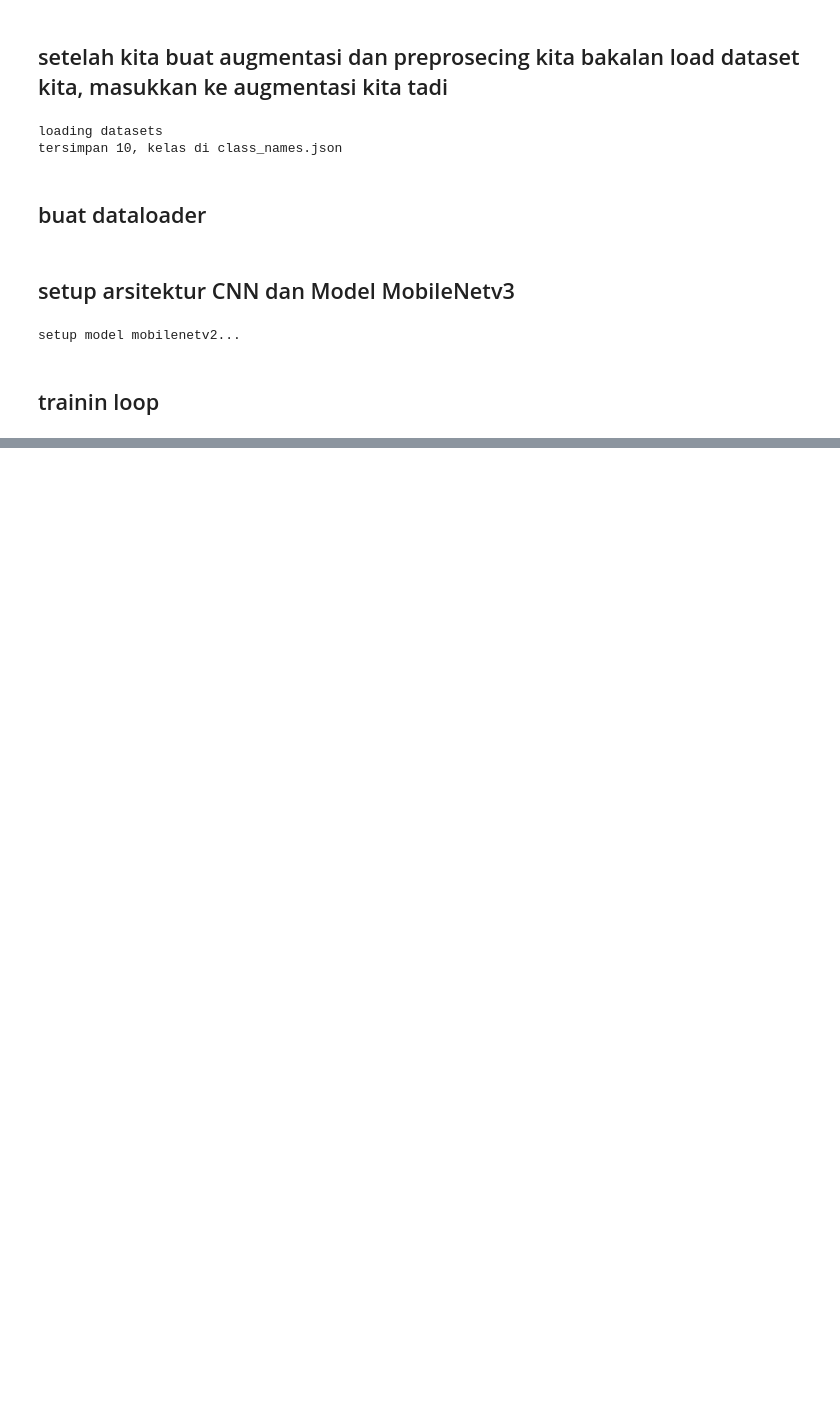
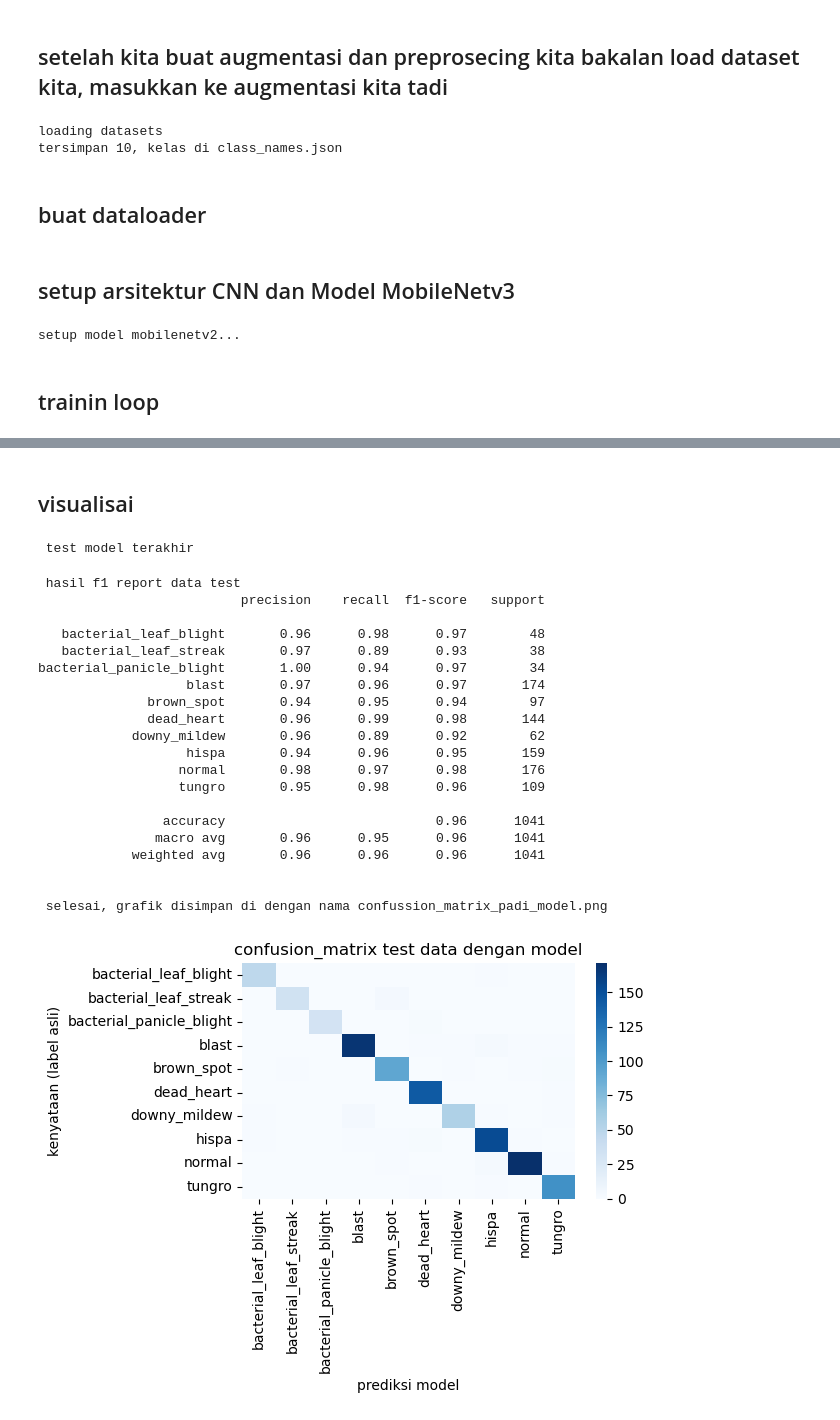
Before and after one commit to mhmmd-aziz/penyakit_daun_padi, a Jupyter notebook: train_model/train.ipynb, the cells around one changed output, grey strips where cells are left out. Cells and saved outputs as stored; diff of their text form; code cells hidden in the pictures; blank space fills up the shorter version.

```diff
--- a/train_model/train.ipynb
+++ b/train_model/train.ipynb
@@ -114,0 +183,57 @@ for epoch in range(EPOCH):
+# %% [markdown]
+## visualisai
+# %%
+print("\n test model terakhir")
+model.load_state_dict(torch.load(MODEL_SAVE_PATH))
+model.eval()
+
+all_preds = []
+all_labels = []
+
+with torch.no_grad():
+    for inputs, labels in tqdm(test_loader, desc=" testing "):
+        inputs = inputs.to(DEVICE)
+        outputs = model(inputs)
+        _, preds = torch.max(outputs, 1)
+
+        all_preds.extend(preds.cpu().numpy())
+        all_labels.extend(labels.cpu().numpy())
+
+## f1 score report
+print("\n hasil f1 report data test")
+print(classification_report(all_labels, all_preds, target_names=class_names, zero_division=0))
+
+# confusion matrixt
+cm = confusion_matrix(all_labels, all_preds)
+plt.Figure(figsize=(15, 10))
+sns.heatmap(cm, annot=False, cmap='Blues', xticklabels=class_names, yticklabels=class_names)
+plt.title("confusion_matrix test data dengan model")
+plt.xlabel("prediksi model")
+plt.ylabel("kenyataan (label asli)")
+plt.xticks(rotation=90)
+plt.tight_layout()
+plt.savefig('confusion_matrix_padi_model.png')
+print("\n selesai, grafik disimpan di dengan nama confussion_matrix_padi_model.png")
+# %% [output]
+ test model terakhir
+ hasil f1 report data test
+                          precision    recall  f1-score   support
+
+   bacterial_leaf_blight       0.96      0.98      0.97        48
+   bacterial_leaf_streak       0.97      0.89      0.93        38
+bacterial_panicle_blight       1.00      0.94      0.97        34
+                   blast       0.97      0.96      0.97       174
+              brown_spot       0.94      0.95      0.94        97
+              dead_heart       0.96      0.99      0.98       144
+            downy_mildew       0.96      0.89      0.92        62
+                   hispa       0.94      0.96      0.95       159
+                  normal       0.98      0.97      0.98       176
+                  tungro       0.95      0.98      0.96       109
+
+                accuracy                           0.96      1041
+               macro avg       0.96      0.95      0.96      1041
+            weighted avg       0.96      0.96      0.96      1041
+
+
+ selesai, grafik disimpan di dengan nama confussion_matrix_padi_model.png
+[figure, added]
```
Also changed, not shown: parts of 1 cell of this notebook, 6 other files.
